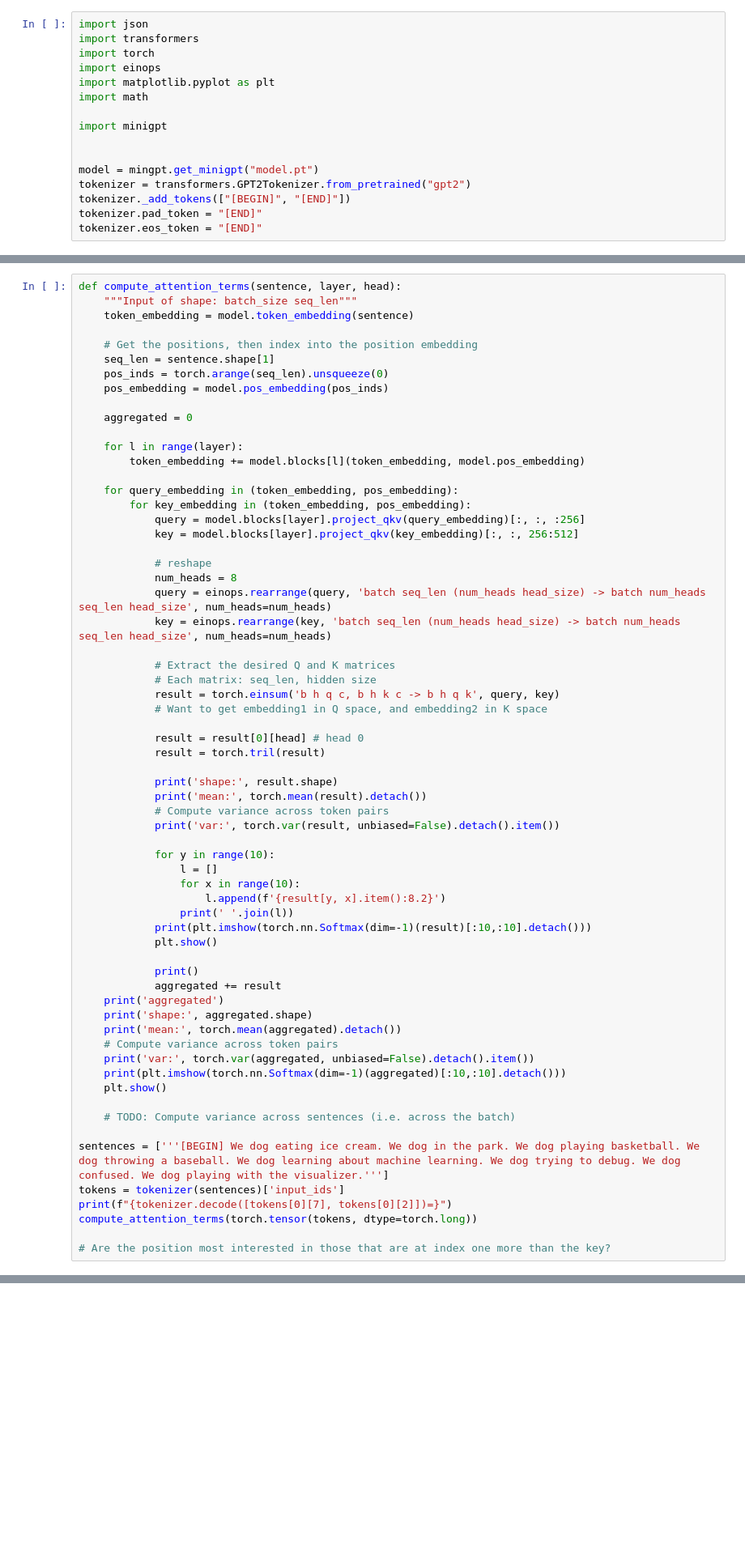
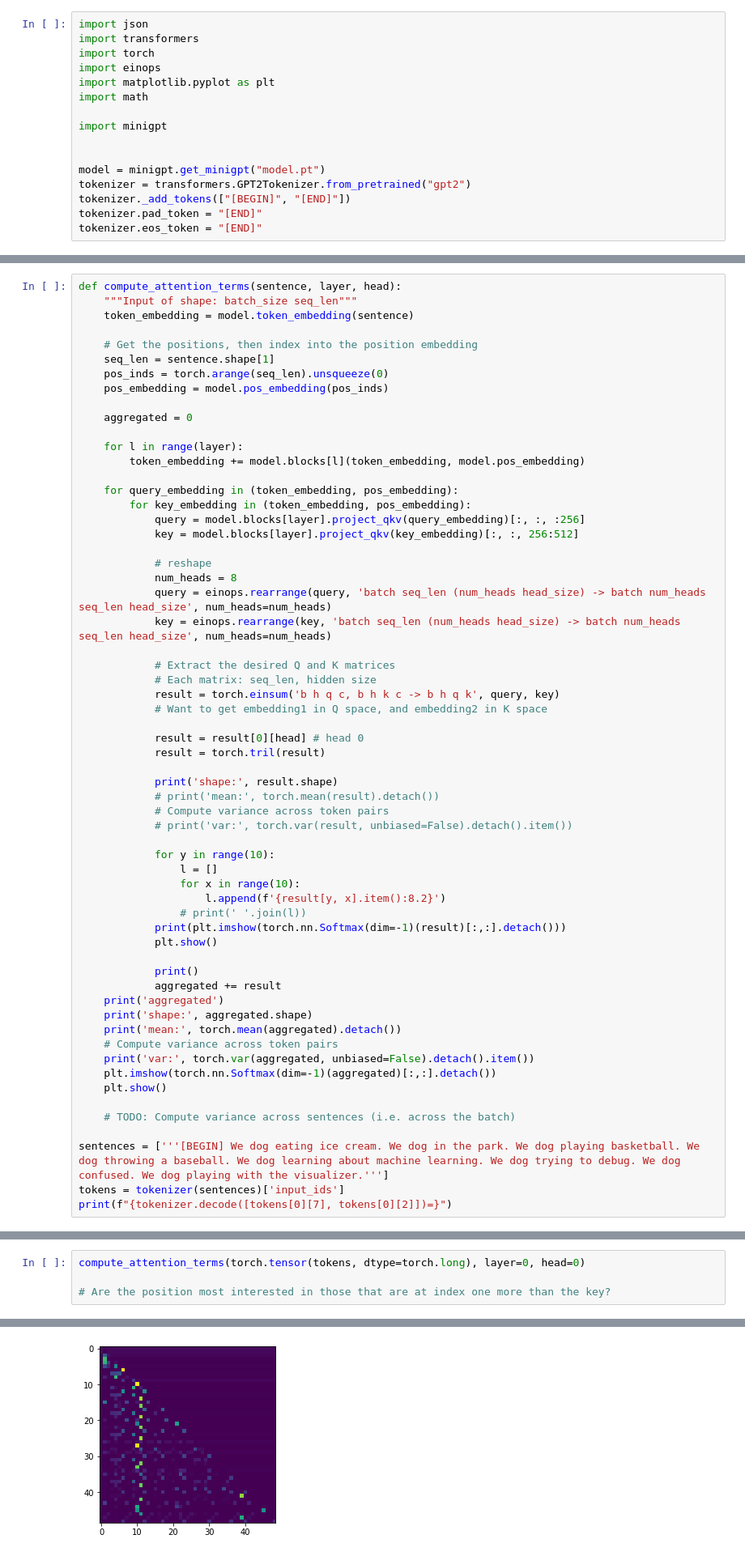
Before and after one commit to yulonglin/transformer-interpretability, a Jupyter notebook: src/interpret_transformers.ipynb, the cells around one changed output, grey strips where cells are left out. Shown: that part at 81% size. Cells and saved outputs as stored; diff of their text form; blank space fills up the shorter version.

```diff
--- a/src/interpret_transformers.ipynb
+++ b/src/interpret_transformers.ipynb
@@ -11,7 +9,7 @@ import math
 import minigpt
 
 
-model = mingpt.get_minigpt("model.pt")
+model = minigpt.get_minigpt("model.pt")
 tokenizer = transformers.GPT2Tokenizer.from_pretrained("gpt2")
 tokenizer._add_tokens(["[BEGIN]", "[END]"])
 tokenizer.pad_token = "[END]"
@@ -60,16 +82,16 @@ def compute_attention_terms(sentence, layer, head):
             result = torch.tril(result)
 
             print('shape:', result.shape)
-            print('mean:', torch.mean(result).detach())
+            # print('mean:', torch.mean(result).detach())
             # Compute variance across token pairs
-            print('var:', torch.var(result, unbiased=False).detach().item())
+            # print('var:', torch.var(result, unbiased=False).detach().item())
 
             for y in range(10):
                 l = []
                 for x in range(10):
                     l.append(f'{result[y, x].item():8.2}')
-                print(' '.join(l))
-            print(plt.imshow(torch.nn.Softmax(dim=-1)(result)[:10,:10].detach()))
+                # print(' '.join(l))
+            print(plt.imshow(torch.nn.Softmax(dim=-1)(result)[:,:].detach()))
             plt.show()
 
             print()
@@ -79,7 +101,7 @@ def compute_attention_terms(sentence, layer, head):
     print('mean:', torch.mean(aggregated).detach())
     # Compute variance across token pairs
     print('var:', torch.var(aggregated, unbiased=False).detach().item())
-    print(plt.imshow(torch.nn.Softmax(dim=-1)(aggregated)[:10,:10].detach()))
+    plt.imshow(torch.nn.Softmax(dim=-1)(aggregated)[:,:].detach())
     plt.show()
 
     # TODO: Compute variance across sentences (i.e. across the batch)
@@ -87,6 +109,3 @@ def compute_attention_terms(sentence, layer, head):
 sentences = ['''[BEGIN] We dog eating ice cream. We dog in the park. We dog playing basketball. We dog throwing a baseball. We dog learning about machine learning. We dog trying to debug. We dog confused. We dog playing with the visualizer.''']
 tokens = tokenizer(sentences)['input_ids']
 print(f"{tokenizer.decode([tokens[0][7], tokens[0][2]])=}")
-compute_attention_terms(torch.tensor(tokens, dtype=torch.long))
-
-# Are the position most interested in those that are at index one more than the key?
@@ -94,0 +114,5 @@ We also attempt to observe virtual heads, which are possible due to the residual
+# %%
+compute_attention_terms(torch.tensor(tokens, dtype=torch.long), layer=0, head=0)
+
+# Are the position most interested in those that are at index one more than the key?
+# %% [output]
@@ -94,0 +121 @@ We also attempt to observe virtual heads, which are possible due to the residual
+[figure, added]
```
Also changed, not shown: parts of 12 cells of this notebook, 1 other file.
